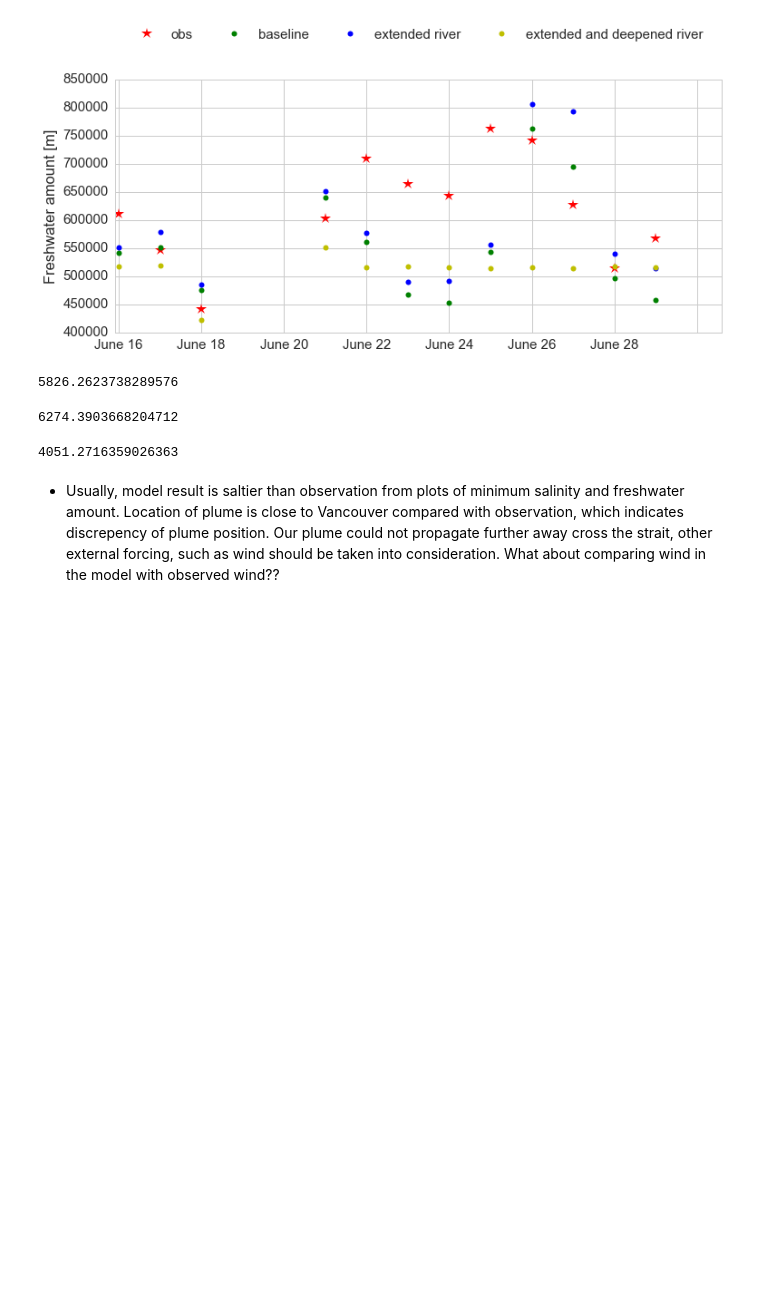
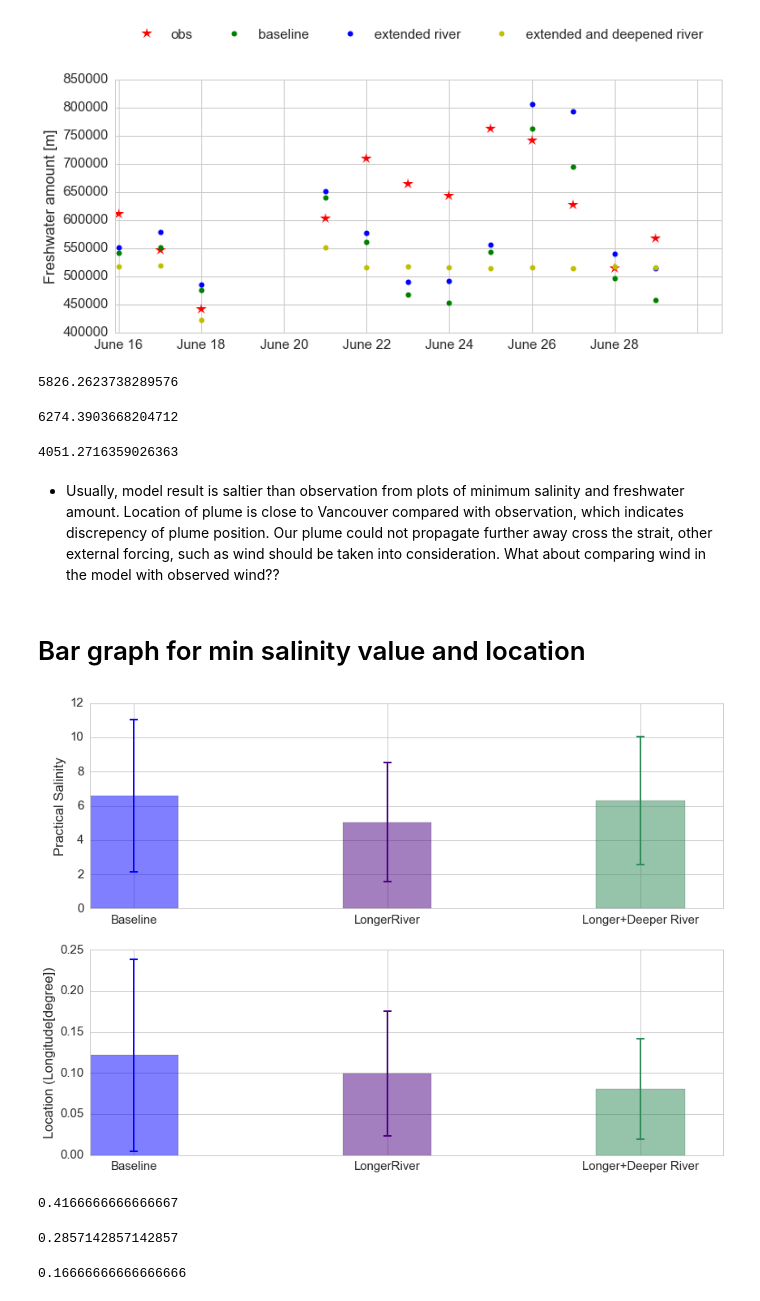
Before and after one commit to SalishSeaCast/analysis-jie, a Jupyter notebook: jie/salinity_comparison/CompleteMinLocValFre.ipynb, the cells around one changed output. Saved outputs shown, nothing was run; the diff lists cells and outputs as text; code cells hidden in the pictures; blank space fills up the shorter version.

Commit message:
add bar graph

```diff
--- a/jie/salinity_comparison/CompleteMinLocValFre.ipynb
+++ b/jie/salinity_comparison/CompleteMinLocValFre.ipynb
@@ -451,3 +451,61 @@ np.nanmean(diff_bathy6)*111000*np.cos(50*np.pi/180)
 4051.2716359026363
 # %% [markdown]
 * Usually, model result is saltier than observation from plots of minimum salinity and freshwater amount. Location of plume is close to Vancouver compared with observation, which indicates discrepency of plume position. Our plume could not propagate further away cross the strait, other external forcing, such as wind should be taken into consideration. What about comparing wind in the model with observed wind??
+# %% [markdown]
+# Bar graph for min salinity value and location
+# %%
+## averaged difference of min salinity between each case and data
+diff_sal_now = np.nanmean(np.abs(np.array(sal_now)-np.array(sal_min_obs)))
+diff_sal_bathy5 = np.nanmean(np.abs(np.array(sal_bathy5)-np.array(sal_min_obs)))
+diff_sal_bathy6 = np.nanmean(np.abs(np.array(sal_bathy6)-np.array(sal_min_obs)))
+## std
+std_sal_now = np.nanstd(np.abs(np.array(sal_now)-np.array(sal_min_obs)))
+std_sal_bathy5 = np.nanstd(np.abs(np.array(sal_bathy5)-np.array(sal_min_obs)))
+std_sal_bathy6 = np.nanstd(np.abs(np.array(sal_bathy6)-np.array(sal_min_obs)))
+# %%
+## averaged difference of min salinity location between each case and data
+diff_sal_now_loc = np.nanmean(np.abs(np.array(lon_now)-np.array(lon_obs)))
+diff_sal_bathy5_loc = np.nanmean(np.abs(np.array(lon_bathy5)-np.array(lon_obs)))
+diff_sal_bathy6_loc = np.nanmean(np.abs(np.array(lon_bathy6)-np.array(lon_obs)))
+## std
+std_sal_now_loc = np.nanstd(np.abs(np.array(lon_now)-np.array(lon_obs)))
+std_sal_bathy5_loc = np.nanstd(np.abs(np.array(lon_bathy5)-np.array(lon_obs)))
+std_sal_bathy6_loc = np.nanstd(np.abs(np.array(lon_bathy6)-np.array(lon_obs)))
+# %%
+fig, axs = plt.subplots(2,1,figsize = [14,10])
+diff_values = [diff_sal_now,diff_sal_bathy5,diff_sal_bathy6]
+ind = np.arange(len(diff_values))
+colors = ['b','Indigo','SeaGreen','r']
+std_values = [std_sal_now,std_sal_bathy5,std_sal_bathy6]
+diff_locs = [diff_sal_now_loc,diff_sal_bathy5_loc,diff_sal_bathy6_loc]
+std_locs = [std_sal_now_loc,std_sal_bathy5_loc,std_sal_bathy6_loc]
+width = 0.35
+ax = axs[0] ## diff values
+diff_value = ax.bar(ind, diff_values, width,color=colors,alpha=0.5)
+for pos, y, err, color in zip(ind, diff_values, std_values, colors):
+    ax.errorbar(pos+width/2, y, err, lw=2, capsize=5, capthick=2, color=color)
+ax.set_ylabel('Practical Salinity')
+
+ax =axs[1] ## diff locations
+diff_loc = ax.bar(ind, diff_locs, width, color=colors,alpha=0.5)
+for pos, y, err, color in zip(ind, diff_locs, std_locs, colors):
+    ax.errorbar(pos+width/2, y, err, lw=2, capsize=5, capthick=2, color=color)
+ax.set_ylabel('Location (Longitude[degree])')
+## xlabels
+for ax in axs:
+    ax.set_xticks(ind+width/2)
+    ax.set_xticklabels(('Baseline', 'LongerRiver', 'Longer+Deeper River'))
+# %% [output]
+[figure, added]
+# %%
+5/12
+# %% [output]
+0.4166666666666667
+# %%
+2/7
+# %% [output]
+0.2857142857142857
+# %%
+1/6
+# %% [output]
+0.16666666666666666
```
